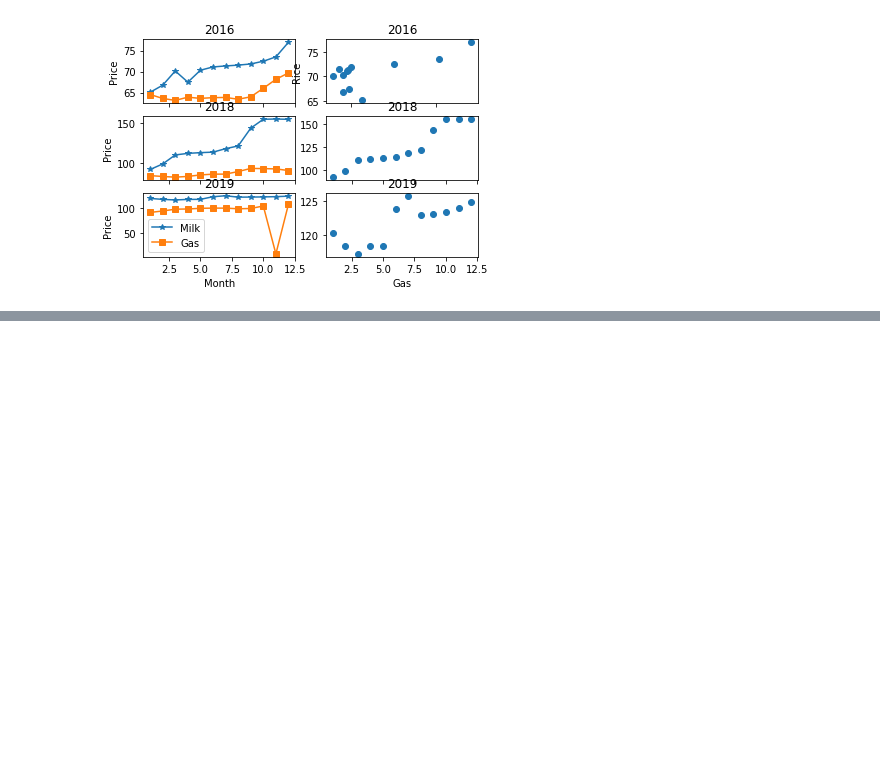
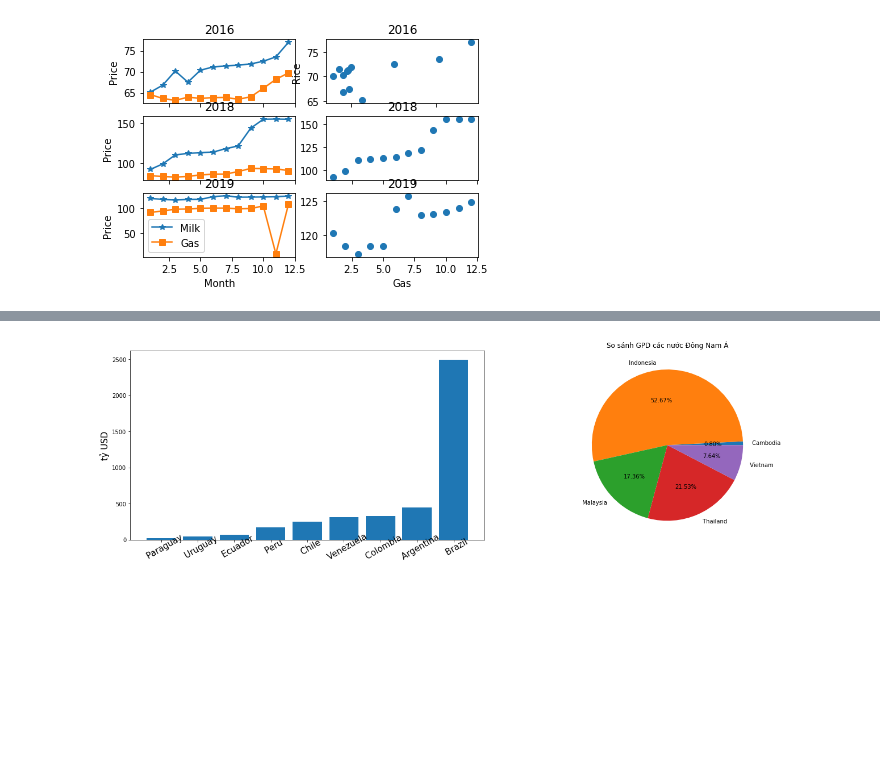
Before and after one commit to KimKieu123/DA30092022, a Jupyter notebook: BT Learn.ipynb, the cells around one changed output, grey strips where cells are left out. Drawn from its saved outputs; the diff is of its cells as text; code cells hidden in the pictures; blank space fills up the shorter version.

```diff
--- a/BT Learn.ipynb
+++ b/BT Learn.ipynb
@@ -1873,0 +1875,28 @@ See the caveats in the documentation: https://pandas.pydata.org/pandas-docs/stab
+# %%
+#[Bài tập] Vẽ biểu đồ kết hợp – GDP list
+import pandas as pd
+import matplotlib.pyplot as plt
+
+data=pd.read_csv('GDPlist.csv', encoding = "ISO-8859-1")
+SA = data.loc[data.loc[:,'Continent'] == 'South America']
+SA = SA.sort_values(by = ["GDP (millions of US$)"])
+x = SA.loc[:,"Country"].to_list()
+y = (SA.loc[:,"GDP (millions of US$)"]/1000).to_list()
+
+fig, ax = plt.subplots(2, 2);
+fig.set_size_inches(18.5, 10.5, forward=True)
+ax[0][0].bar(x, y)
+ax[0][0].set_ylabel("tỷ USD",size = 15)
+ax[0][0].set_xticklabels(x, rotation=30, rotation_mode="anchor",size = 15)
+sea_ = ["\xa0Vietnam","\xa0Indonesia","\xa0Cambodia","\xa0Thailand", "\xa0Malaysia"]
+SEA = data.loc[data.loc[:,"Country"].isin(sea_)]
+ax[0][1].pie(SEA.loc[:,"GDP (millions of US$)"], labels = SEA.loc[:,"Country"],
+       autopct = "%1.2f%%")
+ax[0][1].set_title("So sánh GPD các nước Đông Nam Á")
+
+ax[1][0].set_axis_off()
+ax[1][1].set_axis_off()
+plt.tight_layout()
+plt.show()
+# %% [output]
+[figure, added]
```
Also changed, not shown: parts of 1 cell of this notebook, 2 other files.
